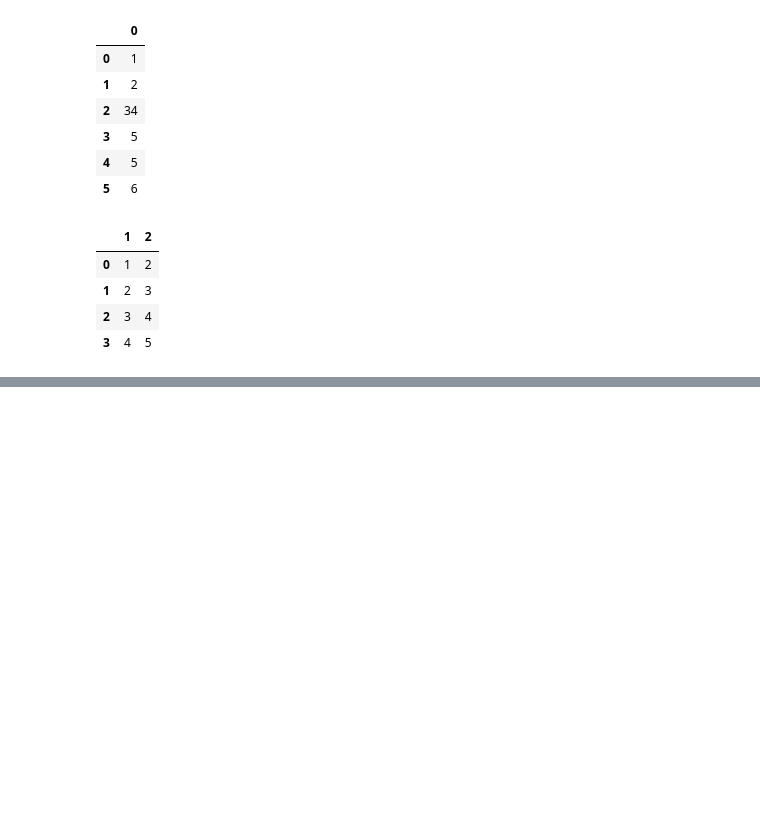
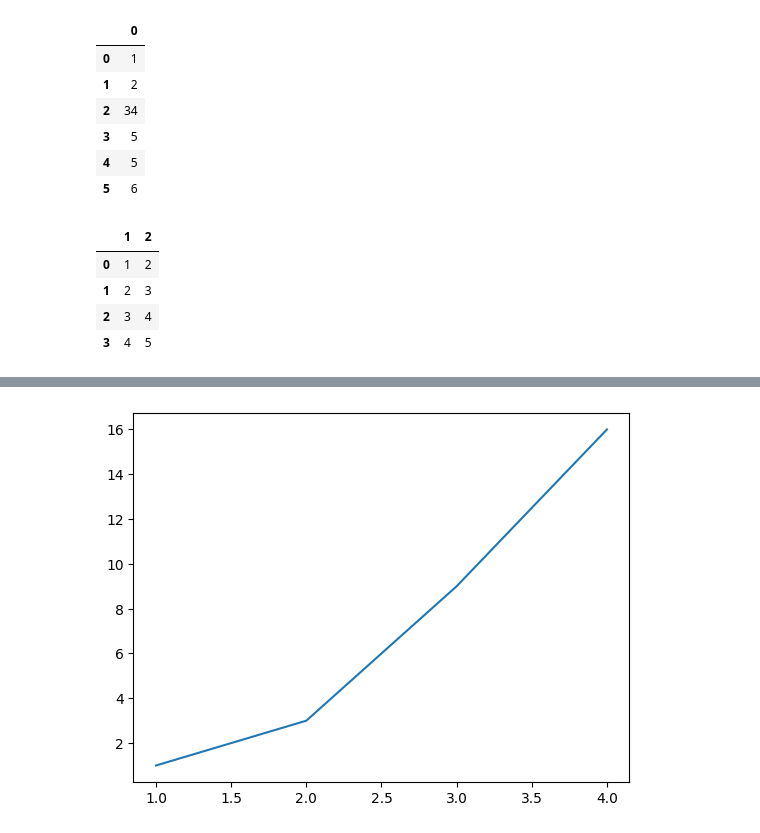
Before and after one commit to Ashutosh-Gairola/DEV, a Jupyter notebook: dev_town.ipynb, the cells around one changed output, grey strips where cells are left out. Cells and saved outputs as stored; diff of their text form; code cells hidden in the pictures; blank space fills up the shorter version.

```diff
--- a/dev_town.ipynb
+++ b/dev_town.ipynb
@@ -1384,0 +1416,5 @@ df=pd.DataFrame(data)
+# %%
+plt.plot([1,2,3,4],[1,3,9,16])
+plt.show()
+# %% [output]
+[figure, added]
```
Also changed, not shown: parts of 23 cells of this notebook.
